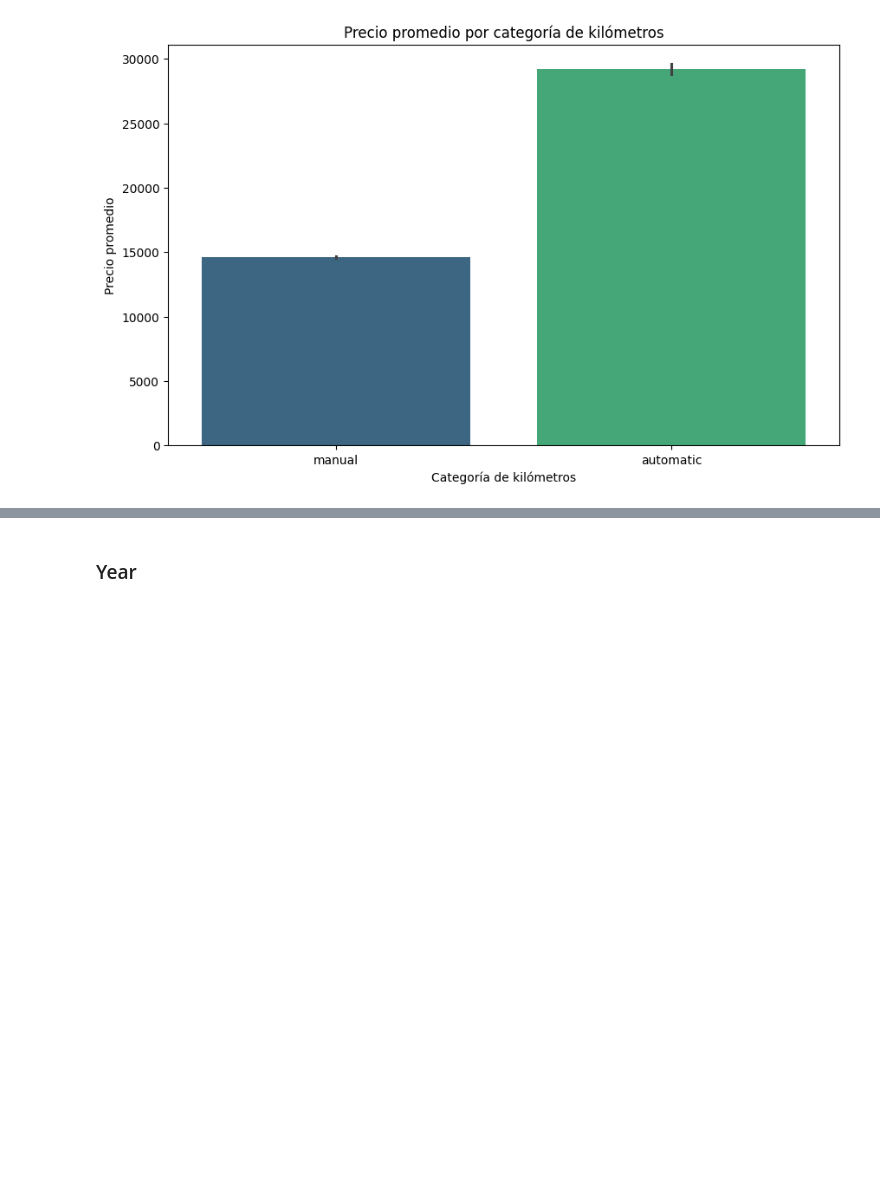
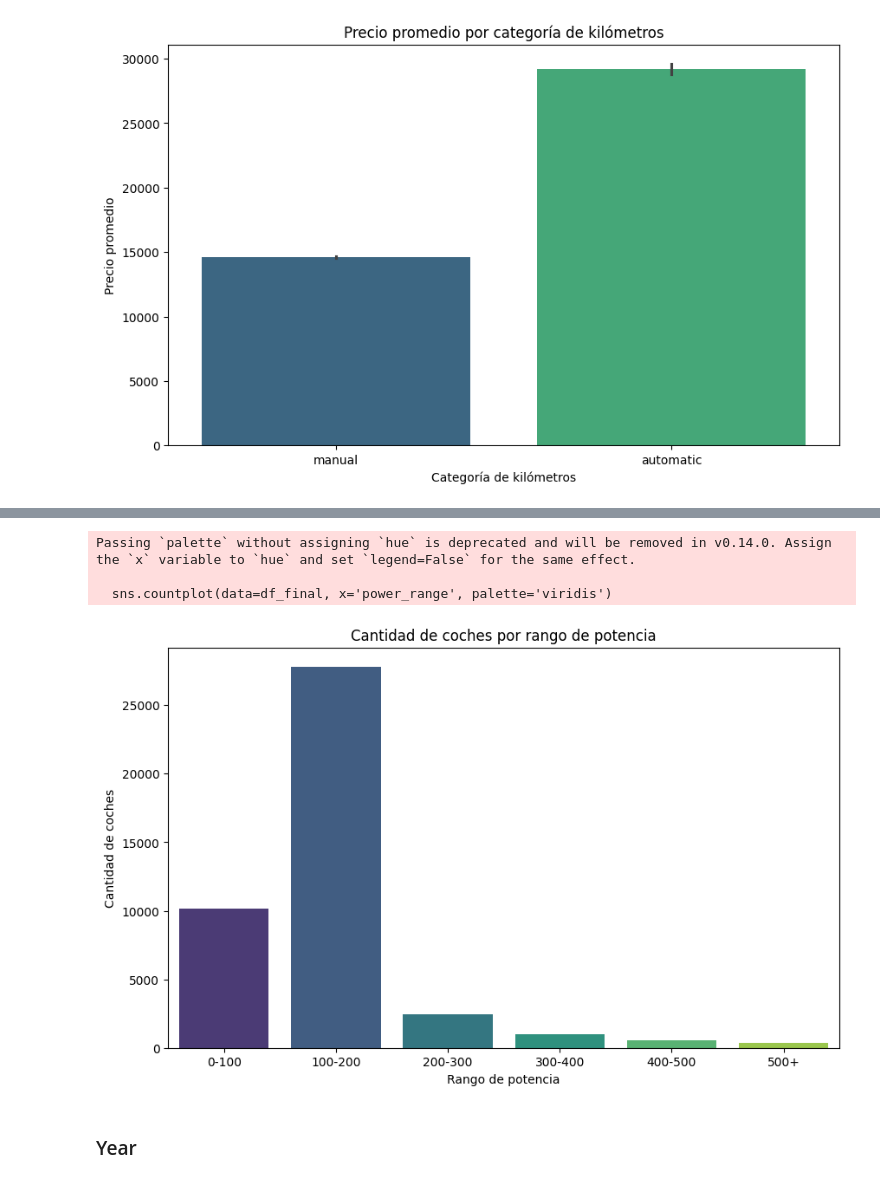
Before and after one commit to Germandcont/SecondHandCars-PricePrediction, a Jupyter notebook: notebooks/cars.ipynb, the cells around one changed output, grey strips where cells are left out. Saved outputs shown, nothing was run; the diff lists cells and outputs as text; code cells hidden in the pictures; blank space fills up the shorter version.

```diff
--- a/notebooks/cars.ipynb
+++ b/notebooks/cars.ipynb
@@ -495,0 +397,4 @@ Passing `palette` without assigning `hue` is deprecated and will be removed in v
+# %%
+#Generar rangos de power y mostrar cuantos coches hay en cada rango
+df_final['power_range'] = pd.cut(df_final['power'], bins=[0, 100, 200, 300, 400, 500, float("inf")], labels=['0-100', '100-200', '200-300', '300-400', '400-500', '500+'])
+print(df_final['power_range'].value_counts())
@@ -496,3 +410,16 @@ Passing `palette` without assigning `hue` is deprecated and will be removed in v
+# %%
+#Grafico de barras de la cantidad de coches por rango de potencia
+plt.figure(figsize=(10, 6))
+sns.countplot(data=df_final, x='power_range', palette='viridis')
+plt.title('Cantidad de coches por rango de potencia')
+plt.xlabel('Rango de potencia')
+plt.ylabel('Cantidad de coches')
+plt.show()
+# %% [output]
+Passing `palette` without assigning `hue` is deprecated and will be removed in v0.14.0. Assign the `x` variable to `hue` and set `legend=False` for the same effect.
+
+  sns.countplot(data=df_final, x='power_range', palette='viridis')
+[figure, added]
 # %% [markdown]
 ### Year
 # %%
```
Also changed, not shown: parts of 33 cells of this notebook, 1 other file.
